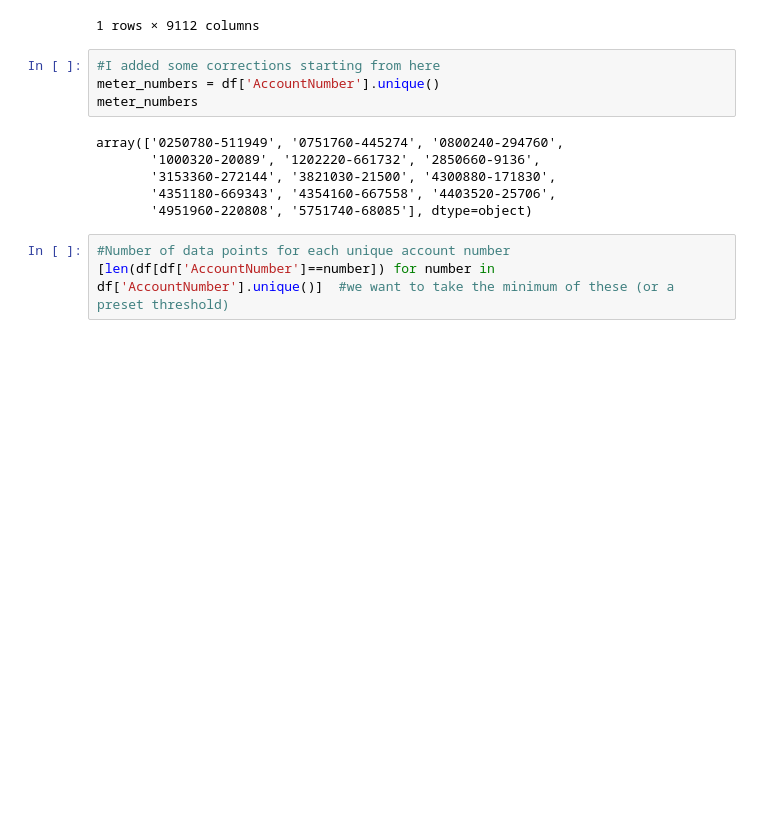
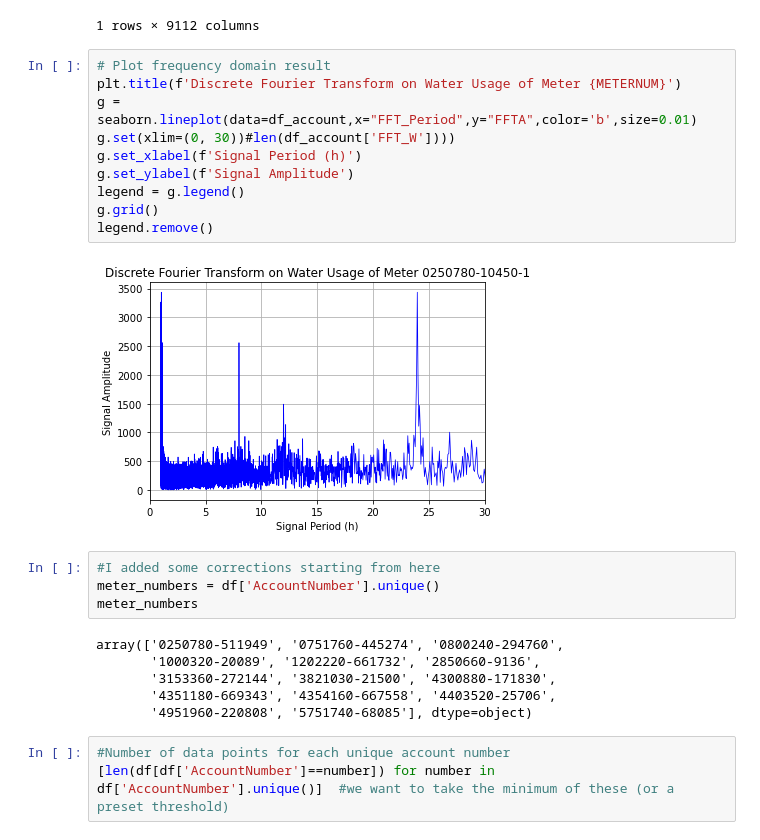
Before and after one commit to Starfarmer2/DIIG_Aquatrax_F23, a Jupyter notebook: src/Small_Leaks/PCA_Caroline.ipynb, the cells around one changed output. Saved outputs shown, nothing was run; the diff lists cells and outputs as text; blank space fills up the shorter version.

```diff
--- a/src/Small_Leaks/PCA_Caroline.ipynb
+++ b/src/Small_Leaks/PCA_Caroline.ipynb
@@ -96,6 +96,18 @@ df_account.pivot(index = "AccountNumber", columns = "FFT_Period", values = "FFTA
 | AccountNumber |  |  |  |  |  |  |  |  |  | ... |
 | 0250780-511949 | 1961.407909 | 3265.723079 | 3005.71546 | 1517.686708 | 2883.710578 | 805.654595 | 1067.44788 | 1833.183356 | 379.357121 | ... |
 1 rows × 9112 columns
+# %%
+# Plot frequency domain result
+plt.title(f'Discrete Fourier Transform on Water Usage of Meter {METERNUM}')
+g = seaborn.lineplot(data=df_account,x="FFT_Period",y="FFTA",color='b',size=0.01)
+g.set(xlim=(0, 30))#len(df_account['FFT_W'])))
+g.set_xlabel(f'Signal Period (h)')
+g.set_ylabel(f'Signal Amplitude')
+legend = g.legend()
+g.grid()
+legend.remove()
+# %% [output]
+[figure, added]
 # %%
 #I added some corrections starting from here
 meter_numbers = df['AccountNumber'].unique()
```
